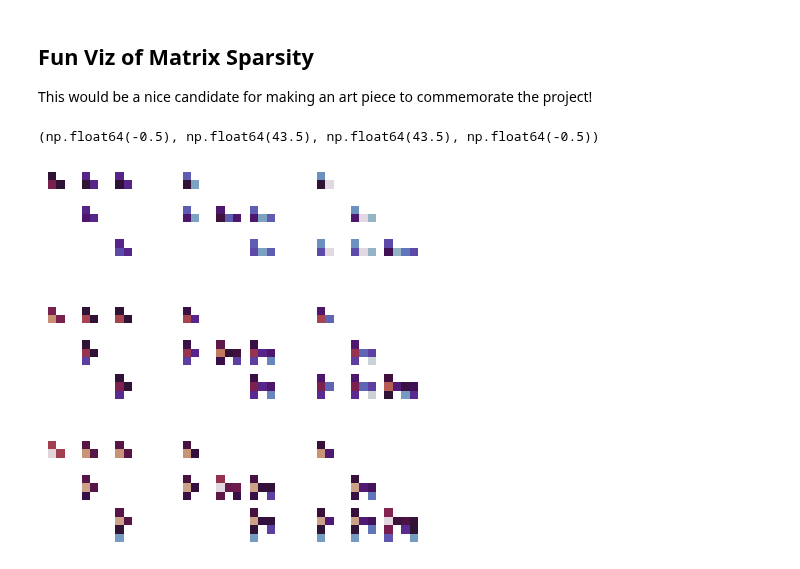
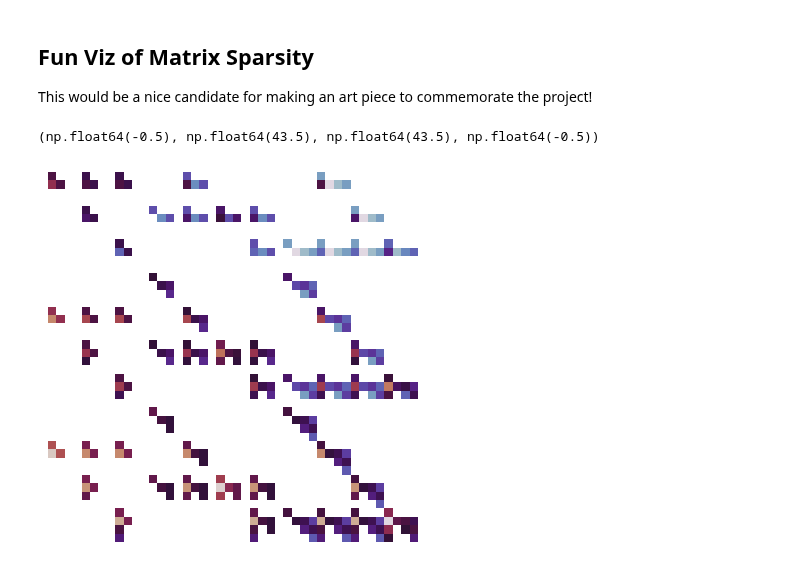
Before and after one commit to hexie1995/HyperGraph, a Jupyter notebook: code/analytic-intersections.ipynb, the cells around one changed output. Saved outputs shown, nothing was run; the diff lists cells and outputs as text; code cells hidden in the pictures.

```diff
--- a/code/analytic-intersections.ipynb
+++ b/code/analytic-intersections.ipynb
@@ -417,23 +198,23 @@ plt.savefig("../fig/intersection-asymptotics-4-panel.png", dpi = 300, bbox_inche
 
 This would be a nice candidate for making an art piece to commemorate the project!
 # %%
-k_max = 4
+k_max_ = 4
 pars = {
-    "eta"   : 0.4,
-    "beta"  : np.zeros(k_max),
-    "gamma" : np.zeros(k_max)
+    "eta"   : 0.6,
+    "beta"  : np.zeros(k_max_),
+    "gamma" : np.zeros(k_max_)
 }
 
-pars["beta"][0:5] = 1/5
-pars["gamma"][0:5] = 1/5
+pars["beta"][0:7] = 1/7
+pars["gamma"][0:7] = 1/7
 
 eta, beta, gamma = pars["eta"], pars["beta"], pars["gamma"]
 
-
-MC = m.MatrixConstructor(k_max, pars)
+MC = m.MatrixConstructor(k_max_, pars)
 M = MC.matrix_of_linear_map()
-plt.imshow(np.log(M[k_max*(k_max+1):,k_max*(k_max+1):]), interpolation="none", cmap = "twilight")
+M = np.log(M[k_max_*(k_max_+1):,k_max_*(k_max_+1):])
+plt.imshow(M, interpolation="none", cmap = "twilight")
 plt.gca().axis("off")
 # %% [output]
 (np.float64(-0.5), np.float64(43.5), np.float64(43.5), np.float64(-0.5))
-[figure, old version]
+[figure, new version]
```
Also changed, not shown: parts of 18 cells of this notebook, 3 other files.
